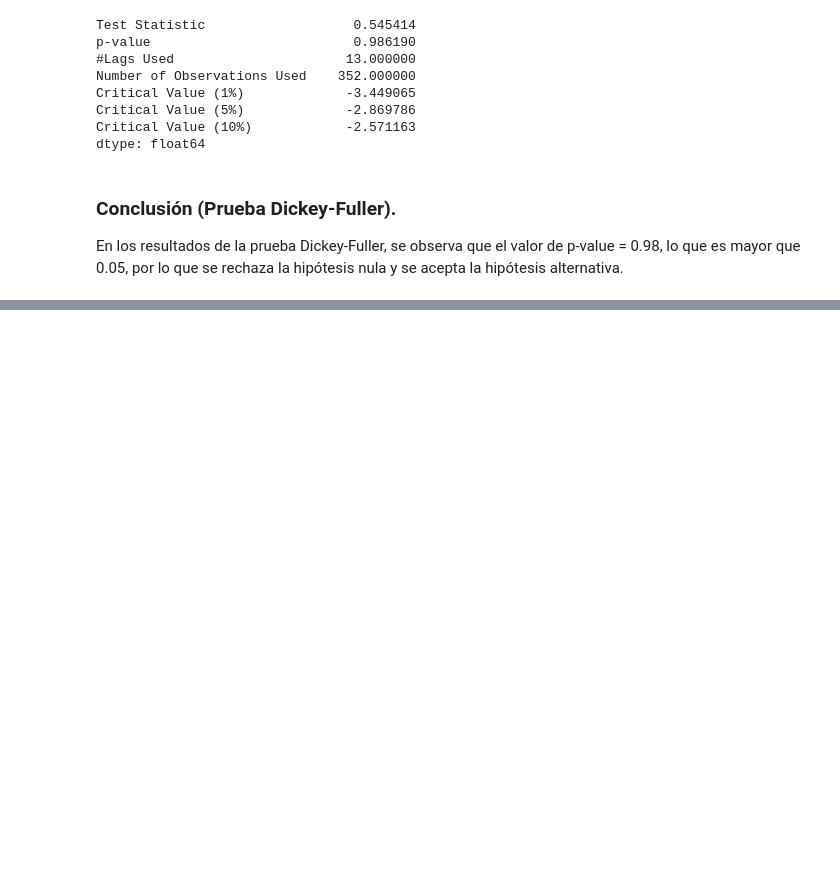
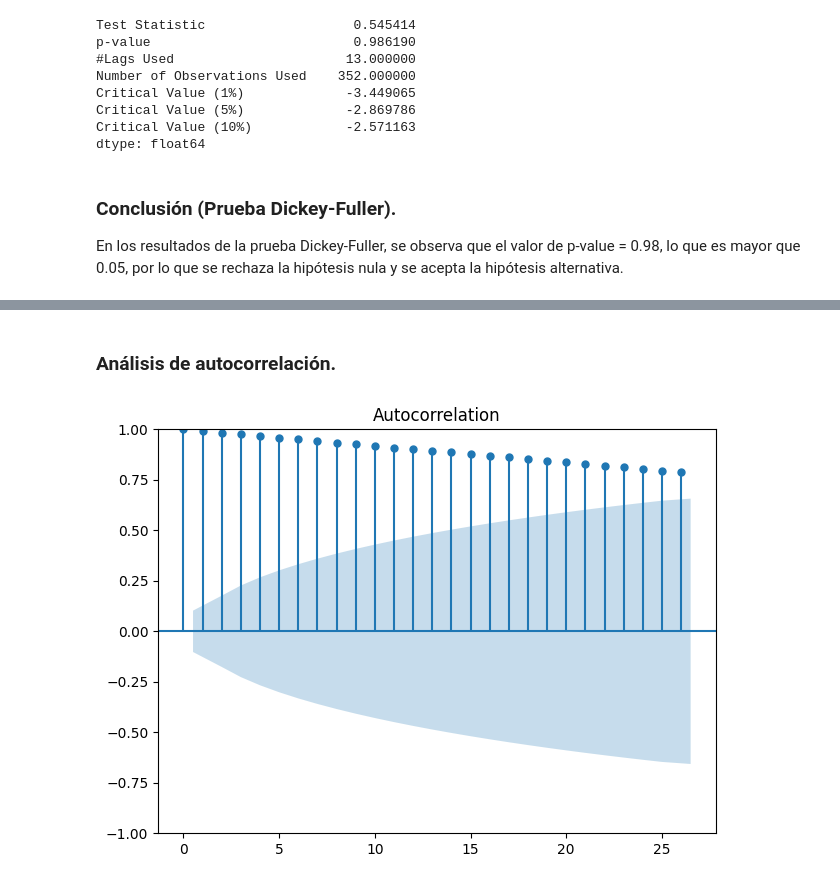
Before and after one commit to 4GeeksAcademy/Alternative-Time-Series-Forecasting-BBRH, a Jupyter notebook: src/alternative_time_series_forecasting_explore.ipynb, the cells around one changed output, grey strips where cells are left out. Saved outputs shown, nothing was run; the diff lists cells and outputs as text; code cells hidden in the pictures; blank space fills up the shorter version.

```diff
--- a/src/alternative_time_series_forecasting_explore.ipynb
+++ b/src/alternative_time_series_forecasting_explore.ipynb
@@ -174,0 +190,12 @@ En los resultados de la prueba Dickey-Fuller, se observa que el valor de p-value
+# %% [markdown]
+### Análisis de autocorrelación.
+# %%
+from statsmodels.graphics.tsaplots import plot_acf
+
+plot_acf(df)
+
+plt.tight_layout()
+
+plt.show()
+# %% [output]
+[figure, added]
```
Also changed, not shown: parts of 2 cells of this notebook.
